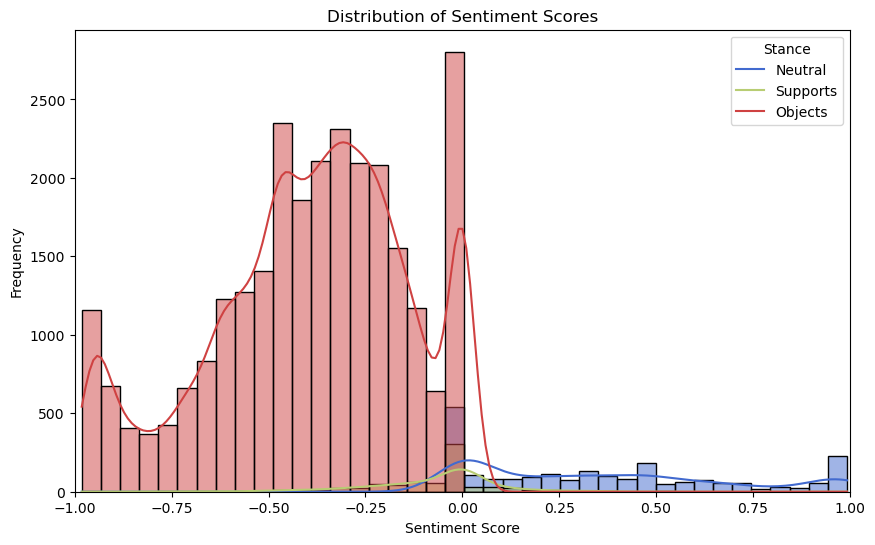
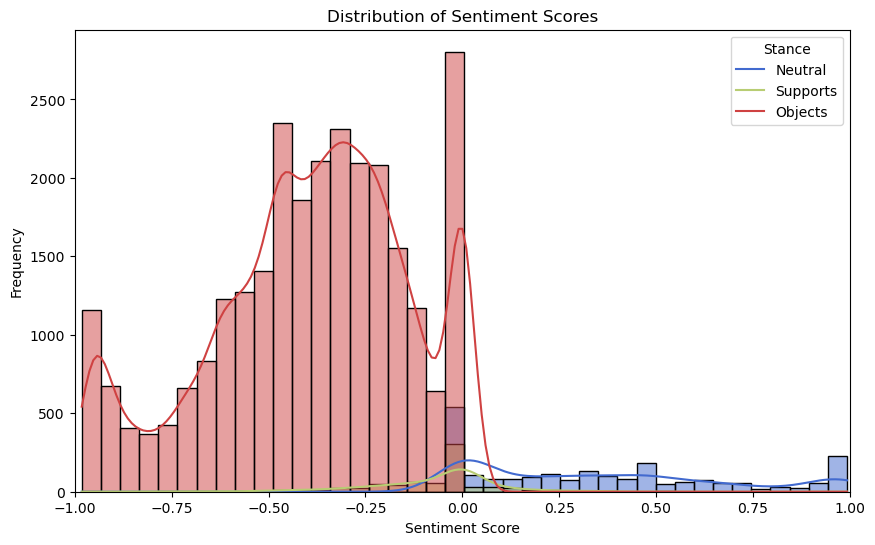
Unified diff of the notebook cell whose output changed from the first chart to the second:
--- before
+++ after
@@ -10,3 +10,4 @@
 # plt.axvline(x=0, color='red', linestyle='--', label='Neutral')
 # plt.legend()
+plt.savefig('../results/figures/sentiment_score_distribution.png', dpi=500)
 plt.show()

Commit: replotted figs